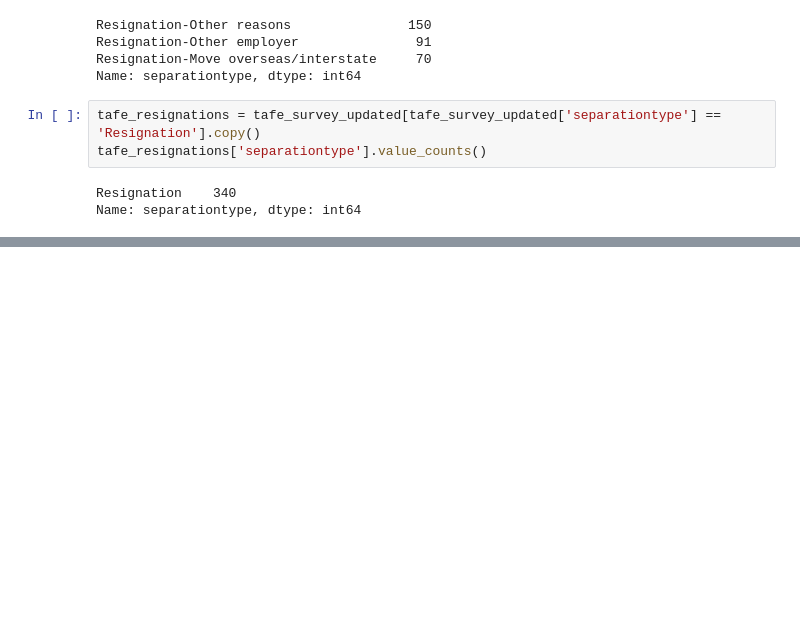
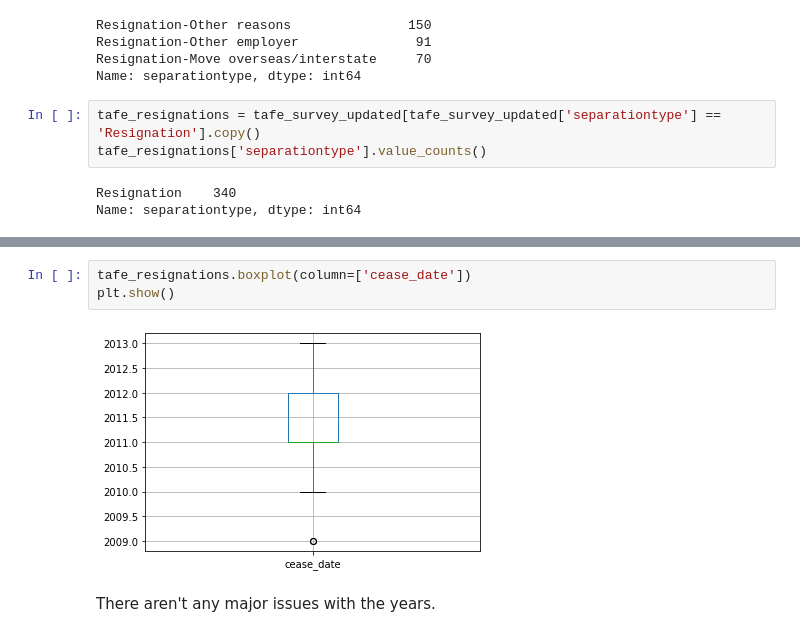
Before and after one commit to aguirredaniel/dataquest-projects, a Jupyter notebook: Clean_And_Analyze_Employee_Exit_Survey/basic.ipynb, the cells around one changed output, grey strips where cells are left out. Cells and saved outputs as stored; diff of their text form; blank space fills up the shorter version.

```diff
--- a/Clean_And_Analyze_Employee_Exit_Survey/basic.ipynb
+++ b/Clean_And_Analyze_Employee_Exit_Survey/basic.ipynb
@@ -301,0 +379,7 @@ Name: separationtype, dtype: int64
+# %%
+tafe_resignations.boxplot(column=['cease_date'])
+plt.show()
+# %% [output]
+[figure, added]
+# %% [markdown]
+There aren't any major issues with the years.
```
Also changed, not shown: parts of 15 cells of this notebook.
